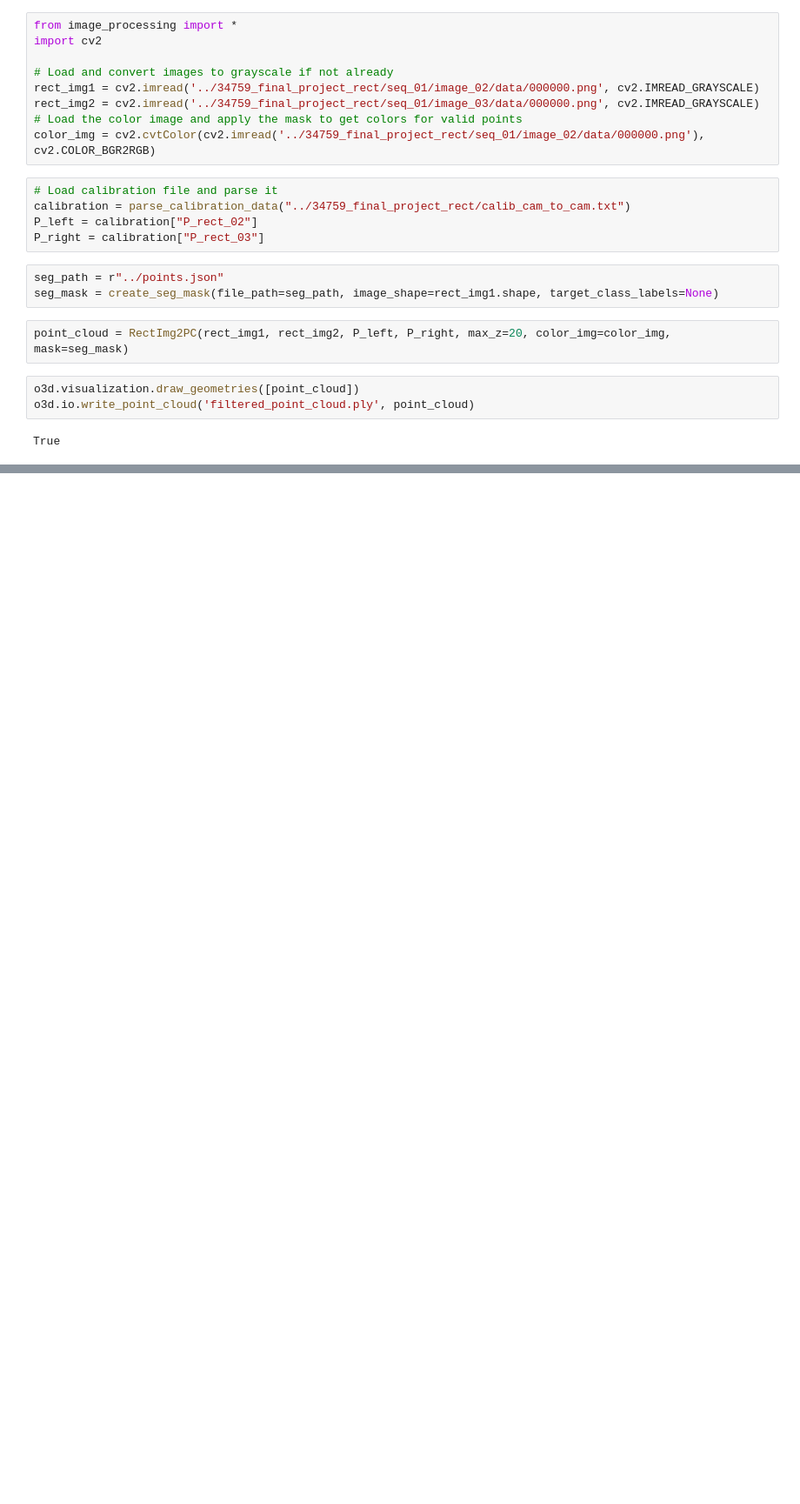
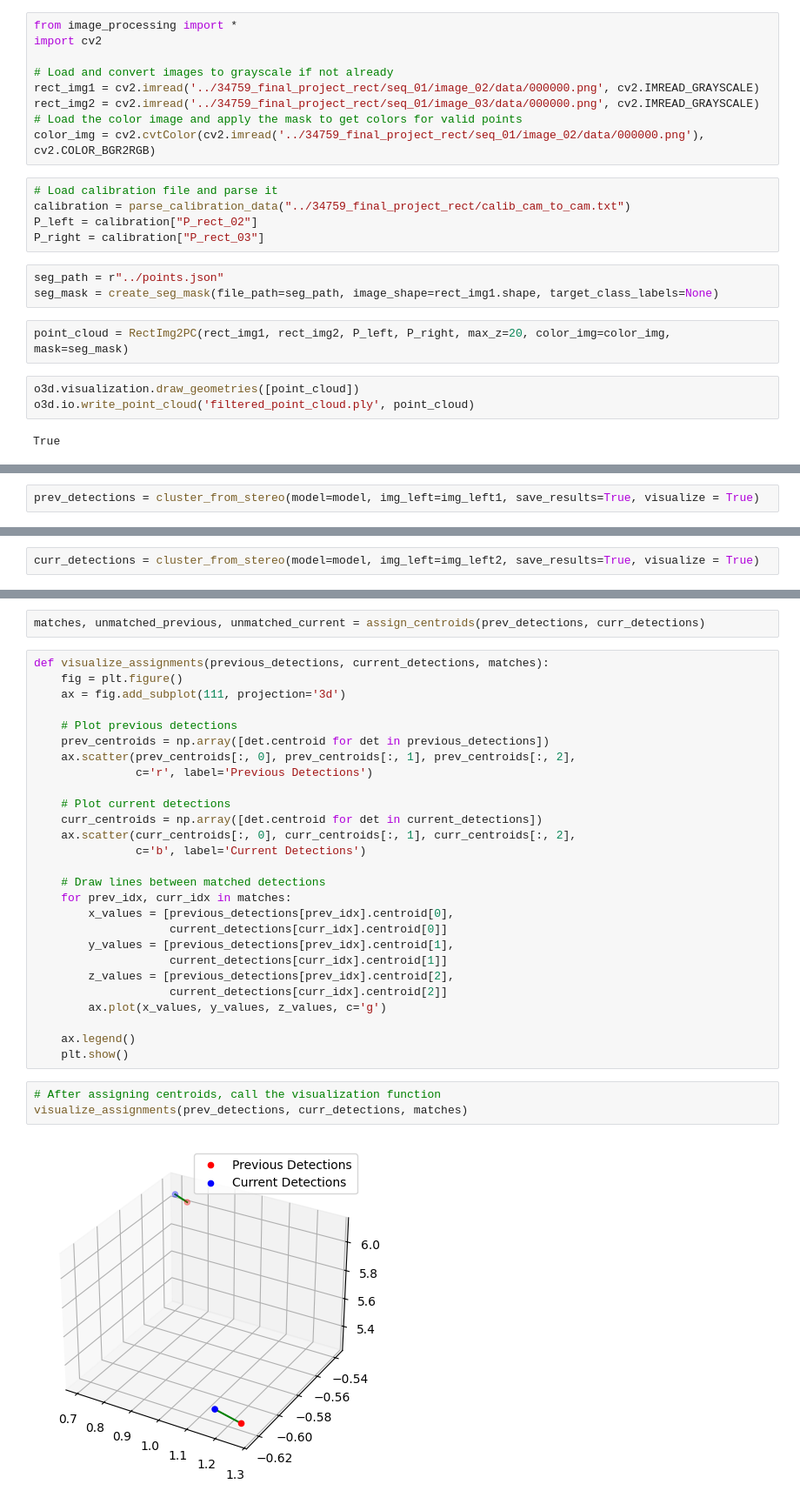
Before and after one commit to HitchedLime/Perception-for-Autonomous-systems-DTU-2024, a Jupyter notebook: prototyping_GT.ipynb, the cells around one changed output, grey strips where cells are left out. Shown at 87% size. Cells and saved outputs as stored; diff of their text form; blank space fills up the shorter version.

Commit message:
Added class for trackingobjects and detections + implemented hungarian algorithm for tracking objects in 3D

```diff
--- a/prototyping_GT.ipynb
+++ b/prototyping_GT.ipynb
@@ -142,0 +160,2 @@ True
+# %%
+prev_detections = cluster_from_stereo(model=model, img_left=img_left1, save_results=True, visualize = True)
@@ -142,0 +171,2 @@ True
+# %%
+curr_detections = cluster_from_stereo(model=model, img_left=img_left2, save_results=True, visualize = True)
@@ -142,0 +182,34 @@ True
+# %%
+matches, unmatched_previous, unmatched_current = assign_centroids(prev_detections, curr_detections)
+# %%
+def visualize_assignments(previous_detections, current_detections, matches):
+    fig = plt.figure()
+    ax = fig.add_subplot(111, projection='3d')
+
+    # Plot previous detections
+    prev_centroids = np.array([det.centroid for det in previous_detections])
+    ax.scatter(prev_centroids[:, 0], prev_centroids[:, 1], prev_centroids[:, 2],
+               c='r', label='Previous Detections')
+
+    # Plot current detections
+    curr_centroids = np.array([det.centroid for det in current_detections])
+    ax.scatter(curr_centroids[:, 0], curr_centroids[:, 1], curr_centroids[:, 2],
+               c='b', label='Current Detections')
+
+    # Draw lines between matched detections
+    for prev_idx, curr_idx in matches:
+        x_values = [previous_detections[prev_idx].centroid[0],
+                    current_detections[curr_idx].centroid[0]]
+        y_values = [previous_detections[prev_idx].centroid[1],
+                    current_detections[curr_idx].centroid[1]]
+        z_values = [previous_detections[prev_idx].centroid[2],
+                    current_detections[curr_idx].centroid[2]]
+        ax.plot(x_values, y_values, z_values, c='g')
+
+    ax.legend()
+    plt.show()
+# %%
+# After assigning centroids, call the visualization function
+visualize_assignments(prev_detections, curr_detections, matches)
+# %% [output]
+[figure, added]
```
Also changed, not shown: parts of 8 cells of this notebook, 3 other files.
